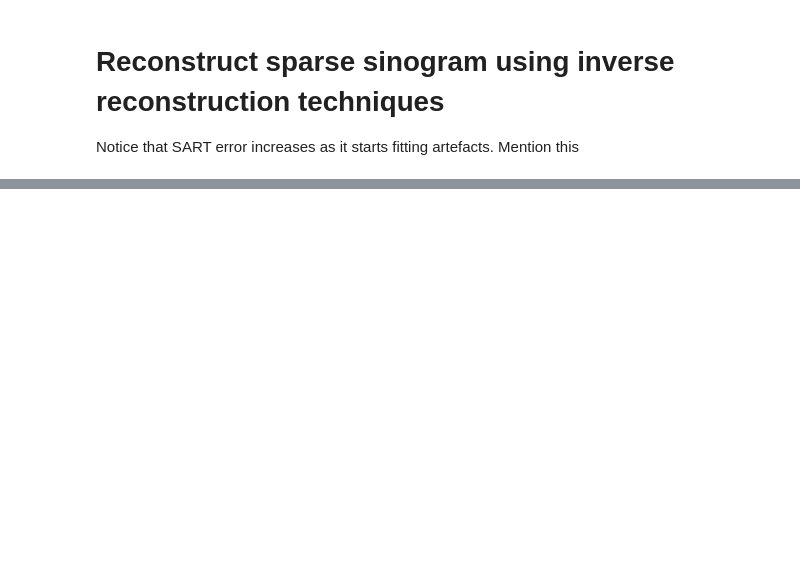
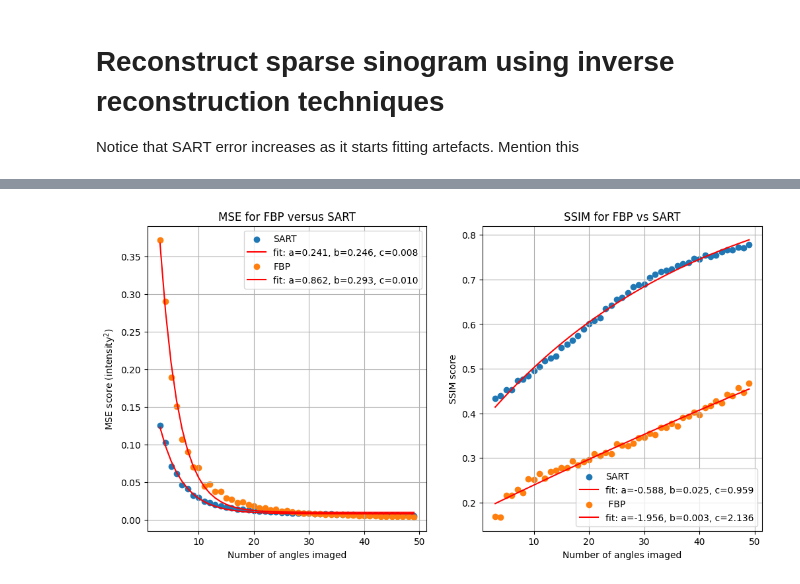
Before and after one commit to msmith693/tomography, a Jupyter notebook: torus_simulation.ipynb, the cells around one changed output, grey strips where cells are left out. Saved outputs shown, nothing was run; the diff lists cells and outputs as text; code cells hidden in the pictures; blank space fills up the shorter version.

```diff
--- a/torus_simulation.ipynb
+++ b/torus_simulation.ipynb
@@ -364,0 +380,74 @@ SART (10 iterations) rms reconstruction error: 0.712
+# %%
+theta_sparse = np.linspace(0, 180, 10, endpoint=False)
+
+def calculate_mse(original_image, reconstructed_image):
+    return np.mean((original_image-reconstructed_image)**2)
+
+def calculate_ssim(original_image, reconstructed_image):
+    return ssim(original_image, reconstructed_image, data_range=original_image.max() - original_image.min()) # NOTE: Does data range vary between original and reconstrcted images?
+
+def generate_sparse_sinogram(num_desired_slices, original_image):
+    theta_sparse = np.linspace(0, 180, num_desired_slices, endpoint=False)
+    sparse_sinogram = radon(original_image, theta=theta_sparse)
+    return sparse_sinogram
+
+image = torus_image[:,:,100]
+
+num_desired_slices = np.arange(3, 50, step=1)
+mse_fbp = []
+ssim_fbp = []
+mse_sart = []
+ssim_sart = []
+for i in num_desired_slices:
+    sparse_sinogram = generate_sparse_sinogram(i, image)
+    reconstruction_fbp = iradon(sparse_sinogram)
+    mse_fbp.append(calculate_mse(image, reconstruction_fbp))
+    ssim_fbp.append(calculate_ssim(image, reconstruction_fbp))
+    reconstruction_sart = iradon_sart(sparse_sinogram)
+    mse_sart.append(calculate_mse(image, reconstruction_sart))
+    ssim_sart.append(calculate_ssim(image, reconstruction_sart))
+
+
+#curve fitting with epontential function
+def func(x, a, b, c):
+    return a * np.exp(-b * x) + c
+
+
+fig, (ax1, ax2) = plt.subplots(1, 2, figsize=(12, 6))
+ax1.set_title("MSE for FBP versus SART")
+ax1.set_xlabel('Number of angles imaged')
+ax1.set_ylabel('MSE score (intensity$^2$)')
+ax1.grid()
+ax1.scatter(num_desired_slices, mse_sart, label='SART')
+
+popt, pcov = curve_fit(func, num_desired_slices, mse_sart, p0 = [1, 0.5, 0])
+ax1.plot(num_desired_slices, func(num_desired_slices, *popt), 'r-',
+         label='fit: a=%5.3f, b=%5.3f, c=%5.3f' % tuple(popt))
+
+ax1.scatter(num_desired_slices, mse_fbp, label='FBP')
+
+popt, pcov = curve_fit(func, num_desired_slices, mse_fbp, p0 = [1, 0.5, 0])
+ax1.plot(num_desired_slices, func(num_desired_slices, *popt), 'r-',
+         label='fit: a=%5.3f, b=%5.3f, c=%5.3f' % tuple(popt))
+
+ax1.legend()
+ax2.set_title("SSIM for FBP vs SART")
+ax2.set_xlabel('Number of angles imaged')
+ax2.set_ylabel('SSIM score')
+ax2.grid()
+ax2.scatter(num_desired_slices, ssim_sart, label='SART')
+
+popt, pcov = curve_fit(func, num_desired_slices, ssim_sart, p0 = [-1, 0.5, 1])
+ax2.plot(num_desired_slices, func(num_desired_slices, *popt), 'r-',
+         label='fit: a=%5.3f, b=%5.3f, c=%5.3f' % tuple(popt))
+
+ax2.scatter(num_desired_slices, ssim_fbp, label=' FBP')
+
+popt, pcov = curve_fit(func, num_desired_slices, ssim_fbp, p0 = [-1, 0.5, 1])
+ax2.plot(num_desired_slices, func(num_desired_slices, *popt), 'r-',
+         label='fit: a=%5.3f, b=%5.3f, c=%5.3f' % tuple(popt))
+
+ax2.legend()
+plt.show()
+# %% [output]
+[figure, added]
```
Also changed, not shown: parts of 7 cells of this notebook.
